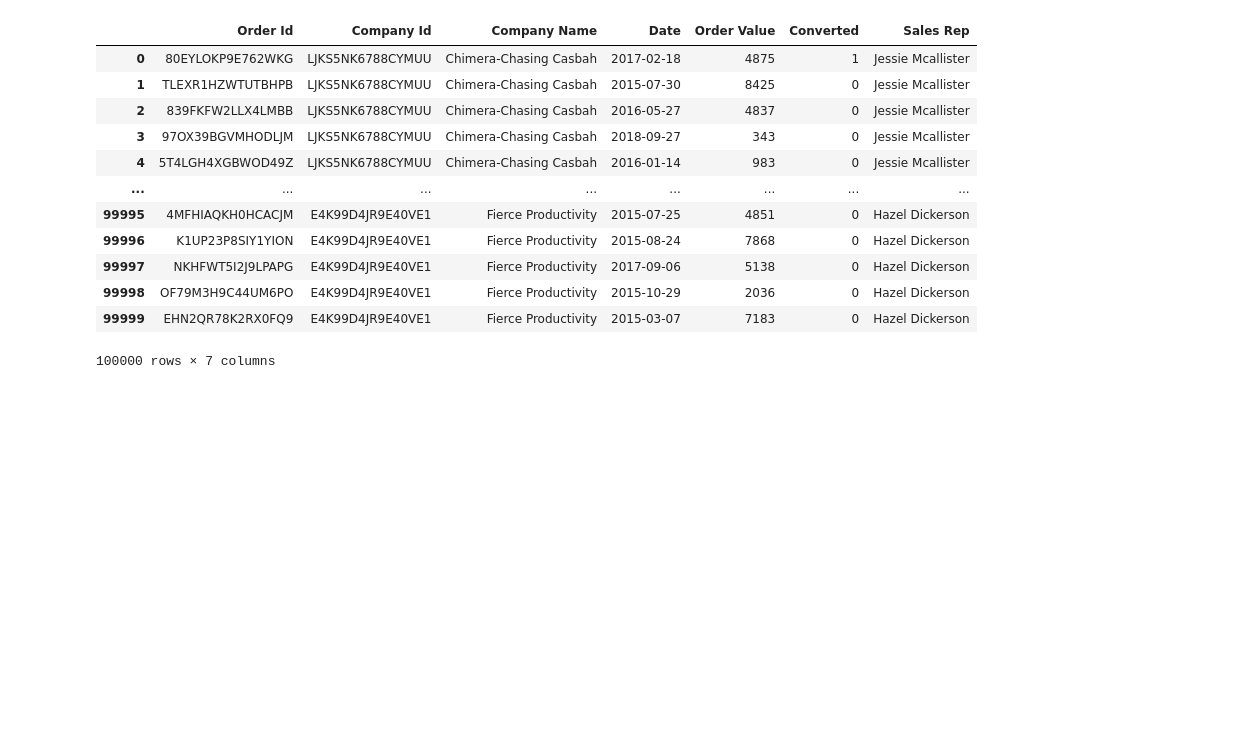
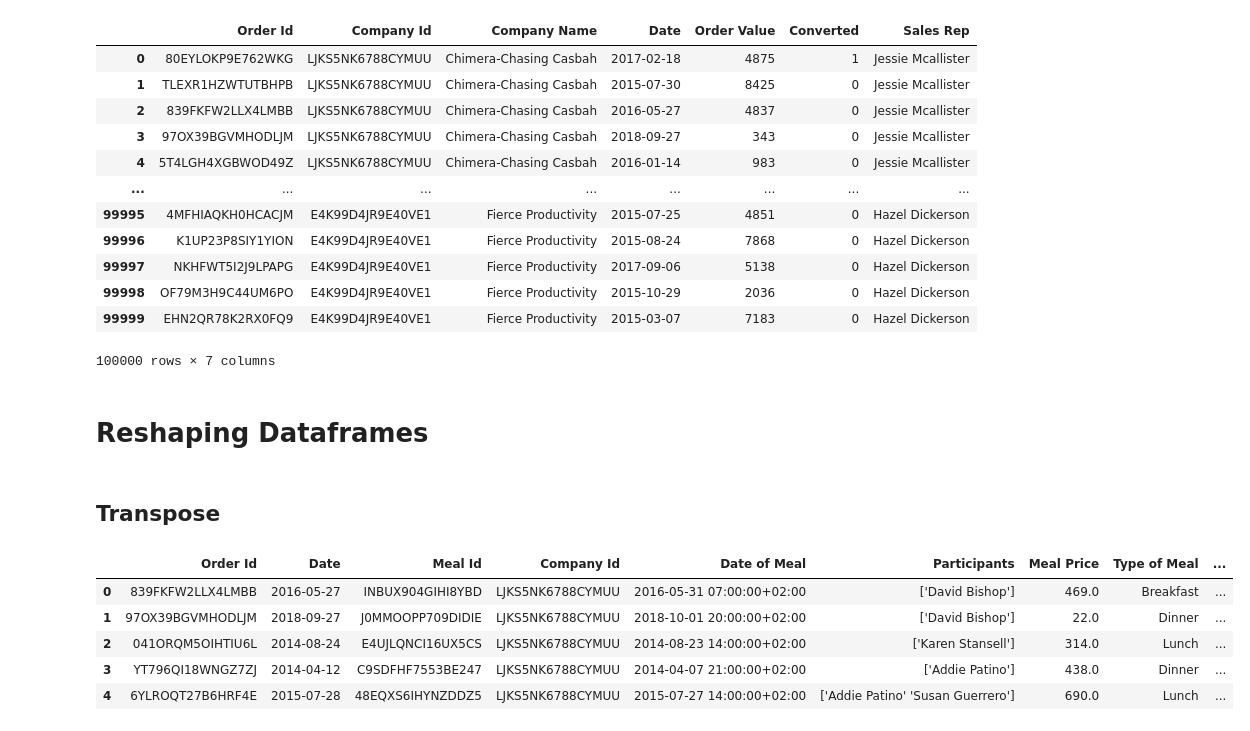
Before and after one commit to RedOx22/real-world-machine-learning, a Jupyter notebook: pandas_advanced_techniques.ipynb, the cells around one changed output. Saved outputs shown, nothing was run; the diff lists cells and outputs as text; code cells hidden in the pictures; blank space fills up the shorter version.

```diff
--- a/pandas_advanced_techniques.ipynb
+++ b/pandas_advanced_techniques.ipynb
@@ -760,3 +760,17 @@ order_data
 | 99998 | OF79M3H9C44UM6PO | E4K99D4JR9E40VE1 | Fierce Productivity | 2015-10-29 | 2036 | 0 | Hazel Dickerson |
 | 99999 | EHN2QR78K2RX0FQ9 | E4K99D4JR9E40VE1 | Fierce Productivity | 2015-03-07 | 7183 | 0 | Hazel Dickerson |
 100000 rows × 7 columns
+# %% [markdown]
+# Reshaping Dataframes
+# %% [markdown]
+## Transpose
+# %%
+# Transpose
+invoices.head(5)
+# %% [output]
+|  | Order Id | Date | Meal Id | Company Id | Date of Meal | Participants | Meal Price | Type of Meal | ... |
+| 0 | 839FKFW2LLX4LMBB | 2016-05-27 | INBUX904GIHI8YBD | LJKS5NK6788CYMUU | 2016-05-31 07:00:00+02:00 | ['David Bishop'] | 469.0 | Breakfast | ... |
+| 1 | 97OX39BGVMHODLJM | 2018-09-27 | J0MMOOPP709DIDIE | LJKS5NK6788CYMUU | 2018-10-01 20:00:00+02:00 | ['David Bishop'] | 22.0 | Dinner | ... |
+| 2 | 041ORQM5OIHTIU6L | 2014-08-24 | E4UJLQNCI16UX5CS | LJKS5NK6788CYMUU | 2014-08-23 14:00:00+02:00 | ['Karen Stansell'] | 314.0 | Lunch | ... |
+| 3 | YT796QI18WNGZ7ZJ | 2014-04-12 | C9SDFHF7553BE247 | LJKS5NK6788CYMUU | 2014-04-07 21:00:00+02:00 | ['Addie Patino'] | 438.0 | Dinner | ... |
+| 4 | 6YLROQT27B6HRF4E | 2015-07-28 | 48EQXS6IHYNZDDZ5 | LJKS5NK6788CYMUU | 2015-07-27 14:00:00+02:00 | ['Addie Patino' 'Susan Guerrero'] | 690.0 | Lunch | ... |
```
Also changed, not shown: parts of 4 cells of this notebook.
